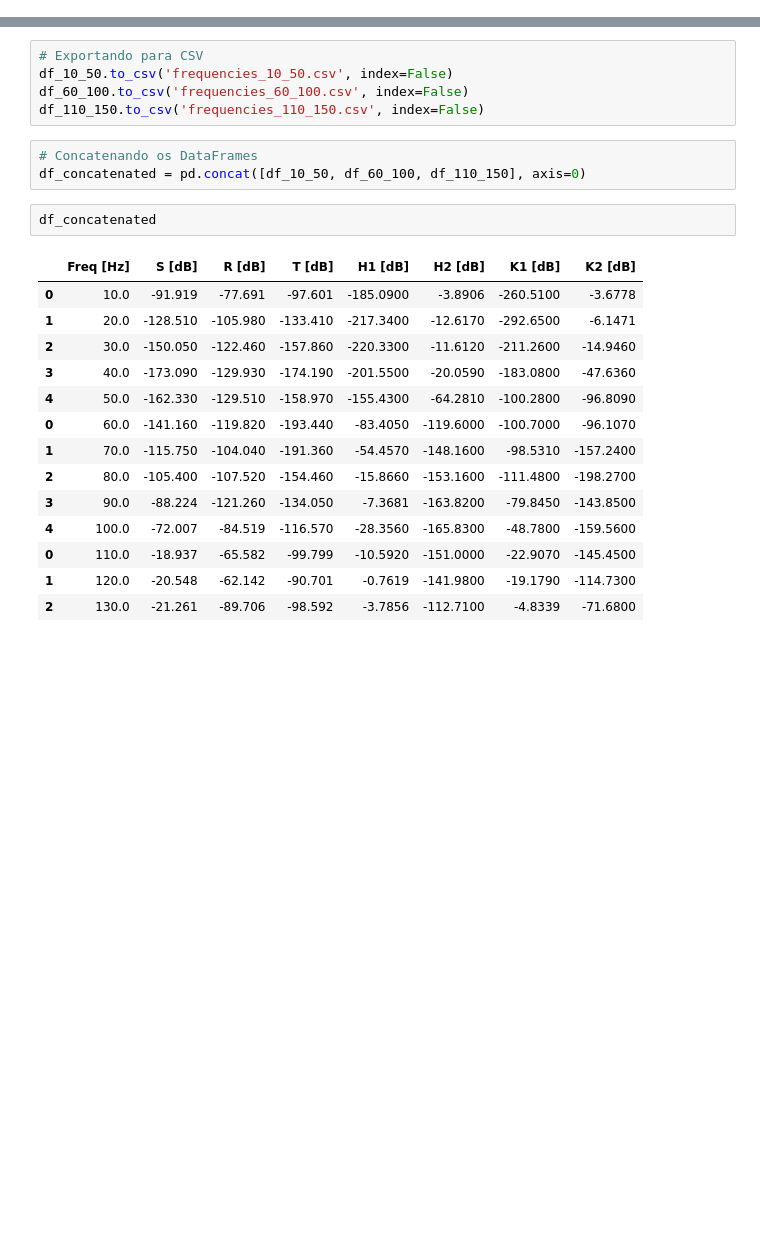
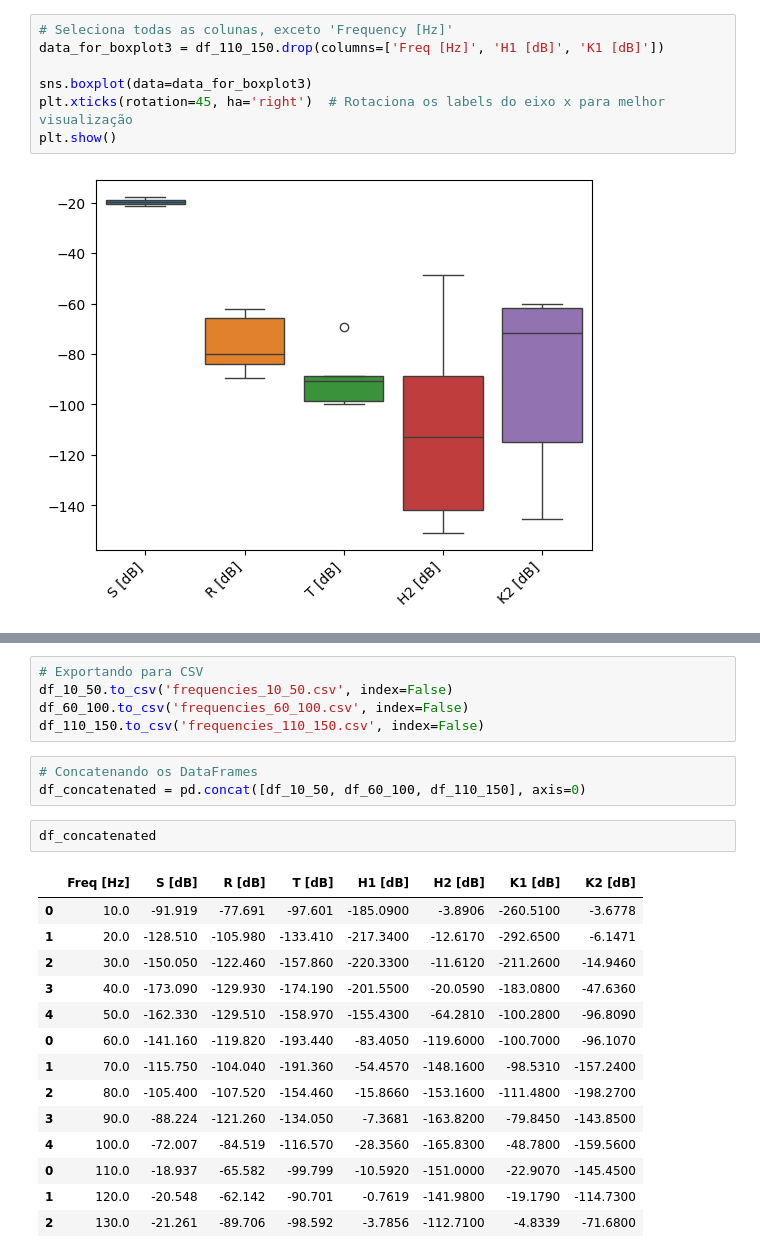
Before and after one commit to anderson-ferreira-83/Article_publish_comp_lattices_thin_plate_2023_anderson_83, a Jupyter notebook: sec4_2_res1_stat_descritive_lattices/results_tr_lattices_3_regions.ipynb, the cells around one changed output, grey strips where cells are left out. Cells and saved outputs as stored; diff of their text form; blank space fills up the shorter version.

```diff
--- a/sec4_2_res1_stat_descritive_lattices/results_tr_lattices_3_regions.ipynb
+++ b/sec4_2_res1_stat_descritive_lattices/results_tr_lattices_3_regions.ipynb
@@ -70,0 +125,9 @@ df_110_150
+# %%
+# Seleciona todas as colunas, exceto 'Frequency [Hz]'
+data_for_boxplot3 = df_110_150.drop(columns=['Freq [Hz]', 'H1 [dB]', 'K1 [dB]'])
+
+sns.boxplot(data=data_for_boxplot3)
+plt.xticks(rotation=45, ha='right')  # Rotaciona os labels do eixo x para melhor visualização
+plt.show()
+# %% [output]
+[figure, added]
```
Also changed, not shown: parts of 17 cells of this notebook.
